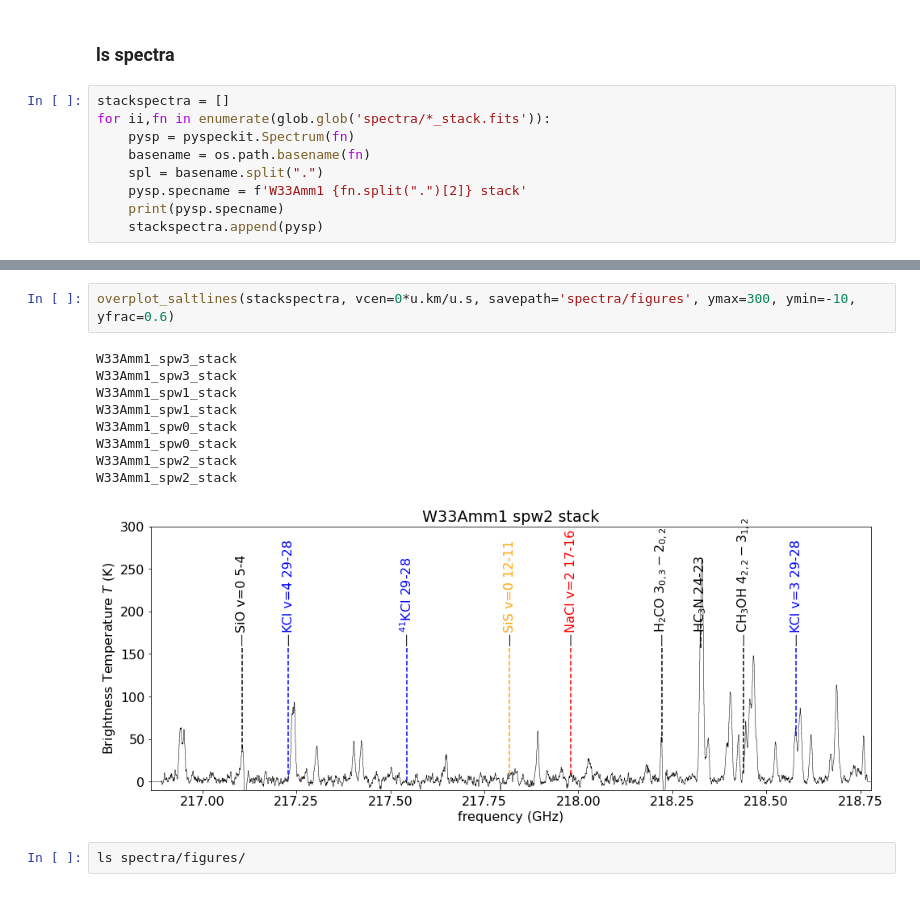
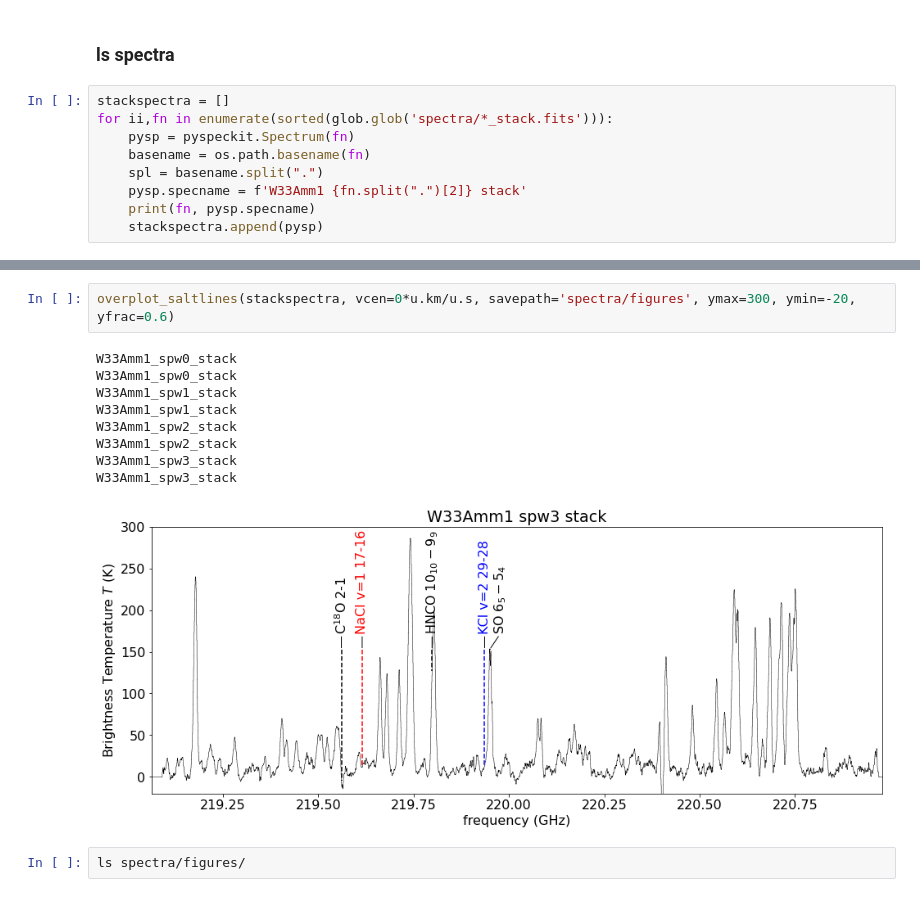
Before and after one commit to keflavich/saltmining, a Jupyter notebook: notebooks/SanhuezaW33.ipynb, the cells around one changed output, grey strips where cells are left out. Saved outputs shown, nothing was run; the diff lists cells and outputs as text.

```diff
--- a/notebooks/SanhuezaW33.ipynb
+++ b/notebooks/SanhuezaW33.ipynb
@@ -547,11 +547,11 @@ Stacking
 ### ls spectra
 # %%
 stackspectra = []
-for ii,fn in enumerate(glob.glob('spectra/*_stack.fits')):
+for ii,fn in enumerate(sorted(glob.glob('spectra/*_stack.fits'))):
     pysp = pyspeckit.Spectrum(fn)
     basename = os.path.basename(fn)
     spl = basename.split(".")
     pysp.specname = f'W33Amm1 {fn.split(".")[2]} stack'
-    print(pysp.specname)
+    print(fn, pysp.specname)
     stackspectra.append(pysp)
 # %% [output]
@@ -566,15 +578,15 @@ W33Amm1 spw2 stack
 # %%
-overplot_saltlines(stackspectra, vcen=0*u.km/u.s, savepath='spectra/figures', ymax=300, ymin=-10, yfrac=0.6)
+overplot_saltlines(stackspectra, vcen=0*u.km/u.s, savepath='spectra/figures', ymax=300, ymin=-20, yfrac=0.6)
 # %% [output]
+W33Amm1_spw0_stack
+W33Amm1_spw0_stack
+W33Amm1_spw1_stack
+W33Amm1_spw1_stack
+W33Amm1_spw2_stack
+W33Amm1_spw2_stack
 W33Amm1_spw3_stack
 W33Amm1_spw3_stack
-W33Amm1_spw1_stack
-W33Amm1_spw1_stack
-W33Amm1_spw0_stack
-W33Amm1_spw0_stack
-W33Amm1_spw2_stack
-W33Amm1_spw2_stack
-[figure, old version]
+[figure, new version]
 # %%
 ls spectra/figures/
 # %% [output]
```
Also changed, not shown: parts of 6 cells of this notebook, 3 other files.
